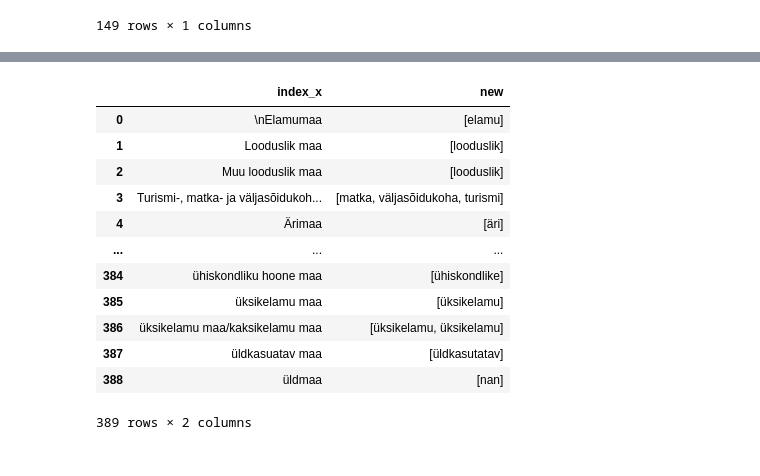
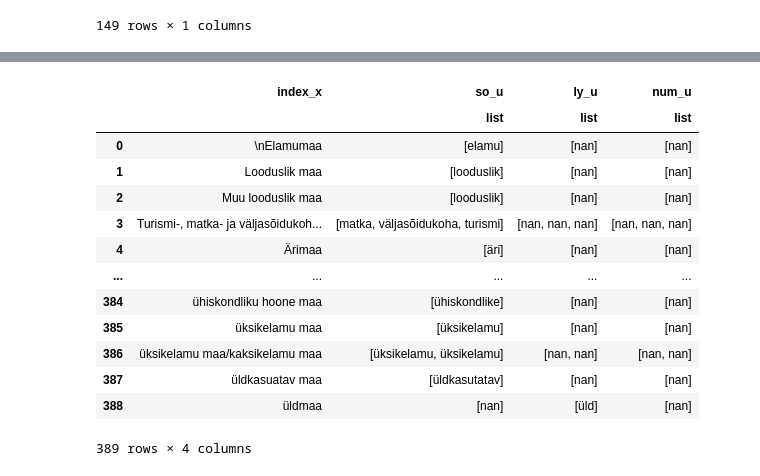
Before and after one commit to taavip/MAPlaneeringud, a Jupyter notebook: plan_analyys.ipynb, the cells around one changed output, grey strips where cells are left out. Drawn from its saved outputs; the diff is of its cells as text; code cells hidden in the pictures.

```diff
--- a/plan_analyys.ipynb
+++ b/plan_analyys.ipynb
@@ -481,16 +495,17 @@ Warning: Total number of columns (21) exceeds max_columns (20) limiting to first
 # %%
-result.groupby('index_x')['so_u'].apply(list).reset_index(name='new')
+result.groupby('index_x').agg({'so_u': [list],'ly_u': [list],'num_u': [list]}).reset_index()
 # %% [output]
-|  | index_x | new |
-| 0 | \nElamumaa | [elamu] |
-| 1 | Looduslik maa | [looduslik] |
-| 2 | Muu looduslik maa | [looduslik] |
-| 3 | Turismi-, matka- ja väljasõidukoh... | [matka, väljasõidukoha, turismi] |
-| 4 | Ärimaa | [äri] |
-| ... | ... | ... |
-| 384 | ühiskondliku hoone maa | [ühiskondlike] |
-| 385 | üksikelamu maa | [üksikelamu] |
-| 386 | üksikelamu maa/kaksikelamu maa | [üksikelamu, üksikelamu] |
-| 387 | üldkasuatav maa | [üldkasutatav] |
-| 388 | üldmaa | [nan] |
+|  | index_x | so_u | ly_u | num_u |
+|  |  | list | list | list |
+| 0 | \nElamumaa | [elamu] | [nan] | [nan] |
+| 1 | Looduslik maa | [looduslik] | [nan] | [nan] |
+| 2 | Muu looduslik maa | [looduslik] | [nan] | [nan] |
+| 3 | Turismi-, matka- ja väljasõidukoh... | [matka, väljasõidukoha, turismi] | [nan, nan, nan] | [nan, nan, nan] |
+| 4 | Ärimaa | [äri] | [nan] | [nan] |
+| ... | ... | ... | ... | ... |
+| 384 | ühiskondliku hoone maa | [ühiskondlike] | [nan] | [nan] |
+| 385 | üksikelamu maa | [üksikelamu] | [nan] | [nan] |
+| 386 | üksikelamu maa/kaksikelamu maa | [üksikelamu, üksikelamu] | [nan, nan] | [nan, nan] |
+| 387 | üldkasuatav maa | [üldkasutatav] | [nan] | [nan] |
+| 388 | üldmaa | [nan] | [üld] | [nan] |
-389 rows × 2 columns
+389 rows × 4 columns
```
Also changed, not shown: parts of 22 cells of this notebook.
